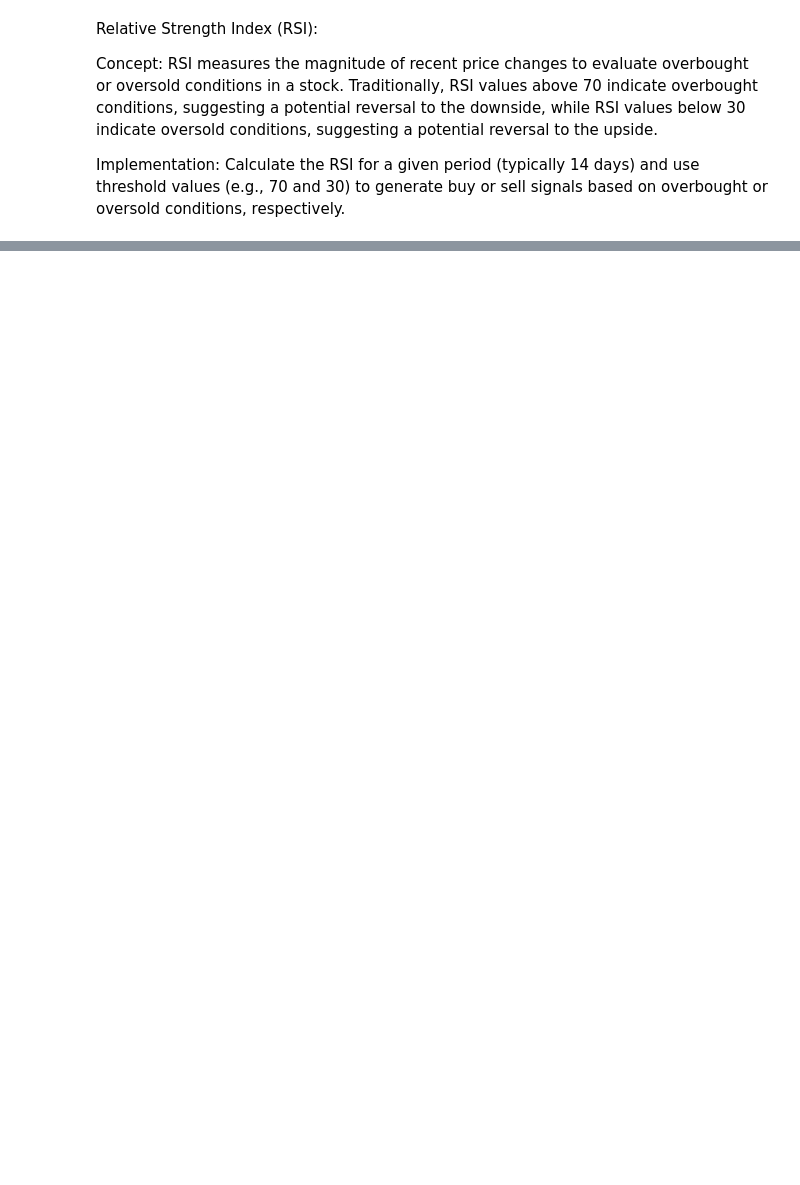
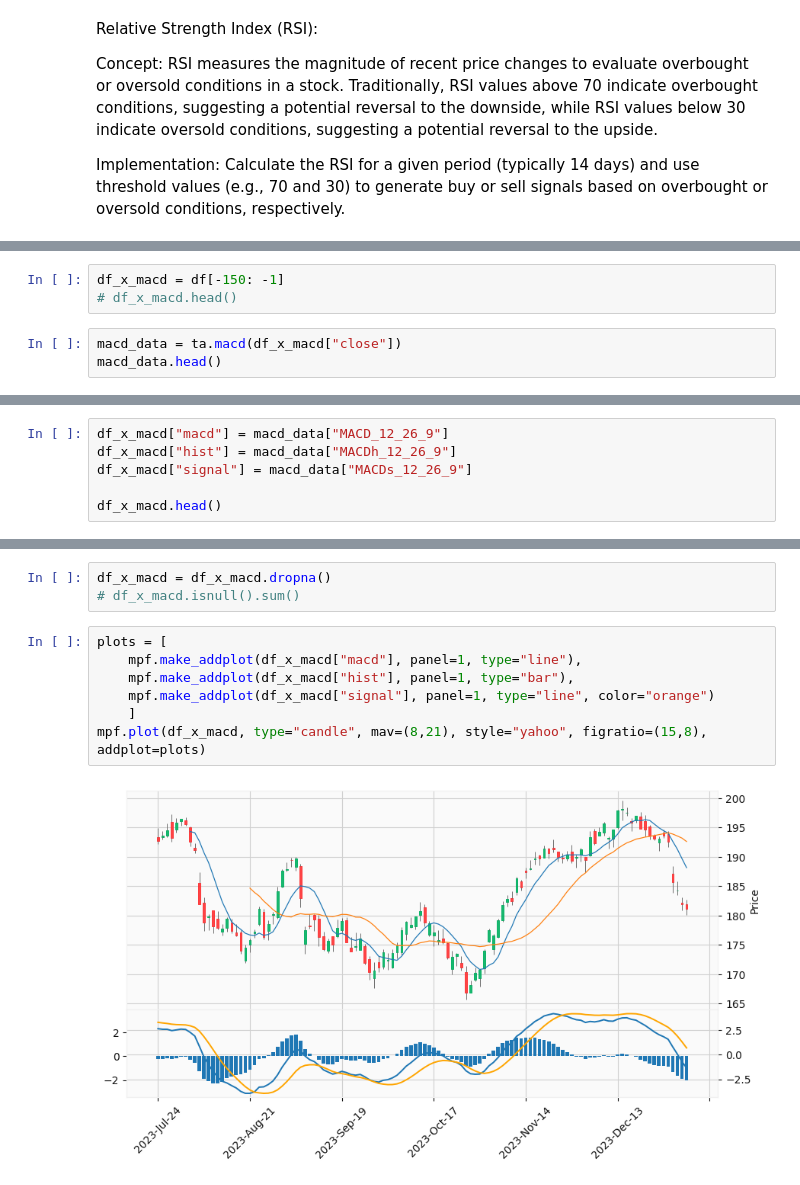
Before and after one commit to Mzu-Soci/Trading-Signal-Services, a Jupyter notebook: trading_service.ipynb, the cells around one changed output, grey strips where cells are left out. Cells and saved outputs as stored; diff of their text form; blank space fills up the shorter version.

```diff
--- a/trading_service.ipynb
+++ b/trading_service.ipynb
@@ -143,0 +142,6 @@ mpf.plot(df_x_rsi, type="candle", style="yahoo")
+# %%
+df_x_macd = df[-150: -1]
+# df_x_macd.head()
+# %%
+macd_data = ta.macd(df_x_macd["close"])
+macd_data.head()
@@ -143,0 +156,6 @@ mpf.plot(df_x_rsi, type="candle", style="yahoo")
+# %%
+df_x_macd["macd"] = macd_data["MACD_12_26_9"]
+df_x_macd["hist"] = macd_data["MACDh_12_26_9"]
+df_x_macd["signal"] = macd_data["MACDs_12_26_9"]
+
+df_x_macd.head()
@@ -143,0 +185,12 @@ mpf.plot(df_x_rsi, type="candle", style="yahoo")
+# %%
+df_x_macd = df_x_macd.dropna()
+# df_x_macd.isnull().sum()
+# %%
+plots = [
+    mpf.make_addplot(df_x_macd["macd"], panel=1, type="line"),
+    mpf.make_addplot(df_x_macd["hist"], panel=1, type="bar"),
+    mpf.make_addplot(df_x_macd["signal"], panel=1, type="line", color="orange")
+    ]
+mpf.plot(df_x_macd, type="candle", mav=(8,21), style="yahoo", figratio=(15,8), addplot=plots)
+# %% [output]
+[figure, added]
```
Also changed, not shown: parts of 12 cells of this notebook.
